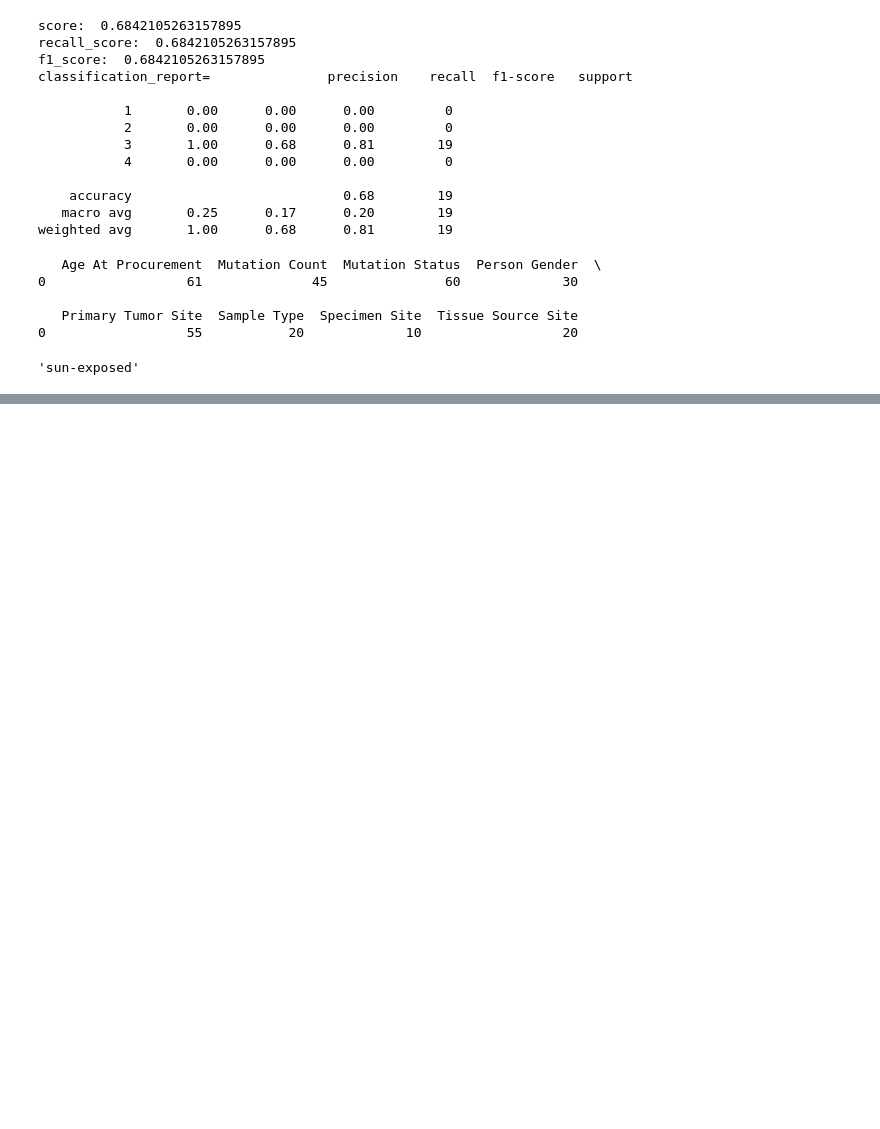
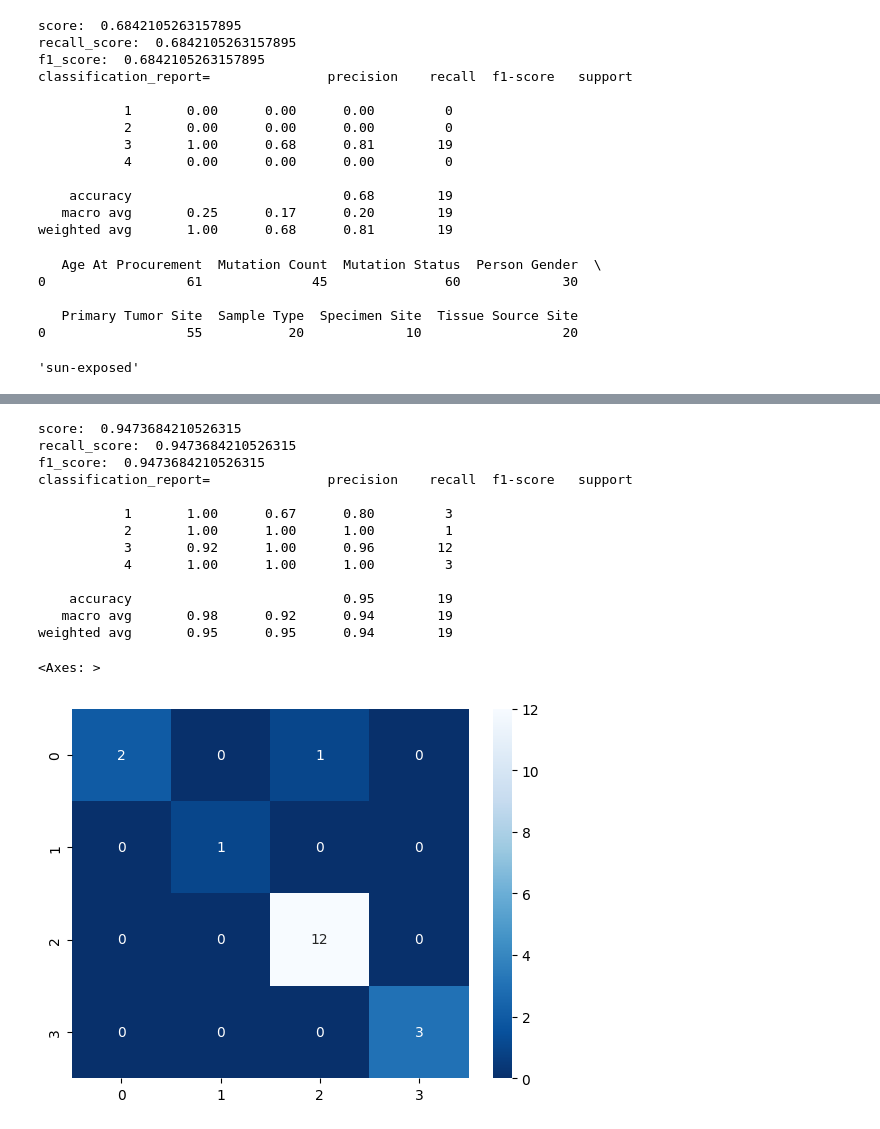
Before and after one commit to xexeyt5/trabajos-ciencia-de-datos, a Jupyter notebook: piel.ipynb, the cells around one changed output, grey strips where cells are left out. Cells and saved outputs as stored; diff of their text form; code cells hidden in the pictures; blank space fills up the shorter version.

```diff
--- a/piel.ipynb
+++ b/piel.ipynb
@@ -408,0 +468,27 @@ weighted avg       0.77      0.84      0.79        19
+# %%
+print('score: ',modelo.score(xtest, ytest))
+
+print('recall_score: ', recall_score(prediccion,ytest, average='micro'))
+
+print('f1_score: ', f1_score(prediccion,ytest,  average='micro'))
+
+print('classification_report=', classification_report(prediccion, ytest))
+
+cf= confusion_matrix(prediccion, ytest)
+asns.heatmap(cf, annot=True, cmap='Blues_r')
+# %% [output]
+score:  0.9473684210526315
+recall_score:  0.9473684210526315
+f1_score:  0.9473684210526315
+classification_report=               precision    recall  f1-score   support
+
+           1       1.00      0.67      0.80         3
+           2       1.00      1.00      1.00         1
+           3       0.92      1.00      0.96        12
+           4       1.00      1.00      1.00         3
+
+    accuracy                           0.95        19
+   macro avg       0.98      0.92      0.94        19
+weighted avg       0.95      0.95      0.94        19
+<Axes: >
+[figure, added]
```
Also changed, not shown: parts of 13 cells of this notebook.
